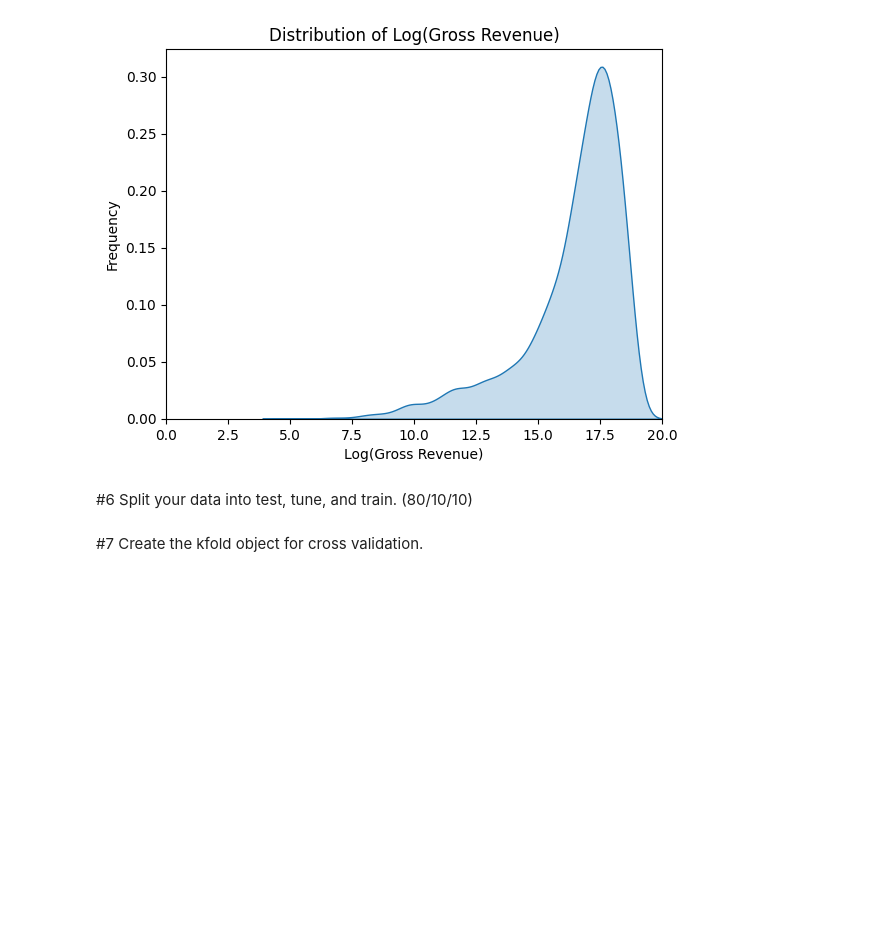
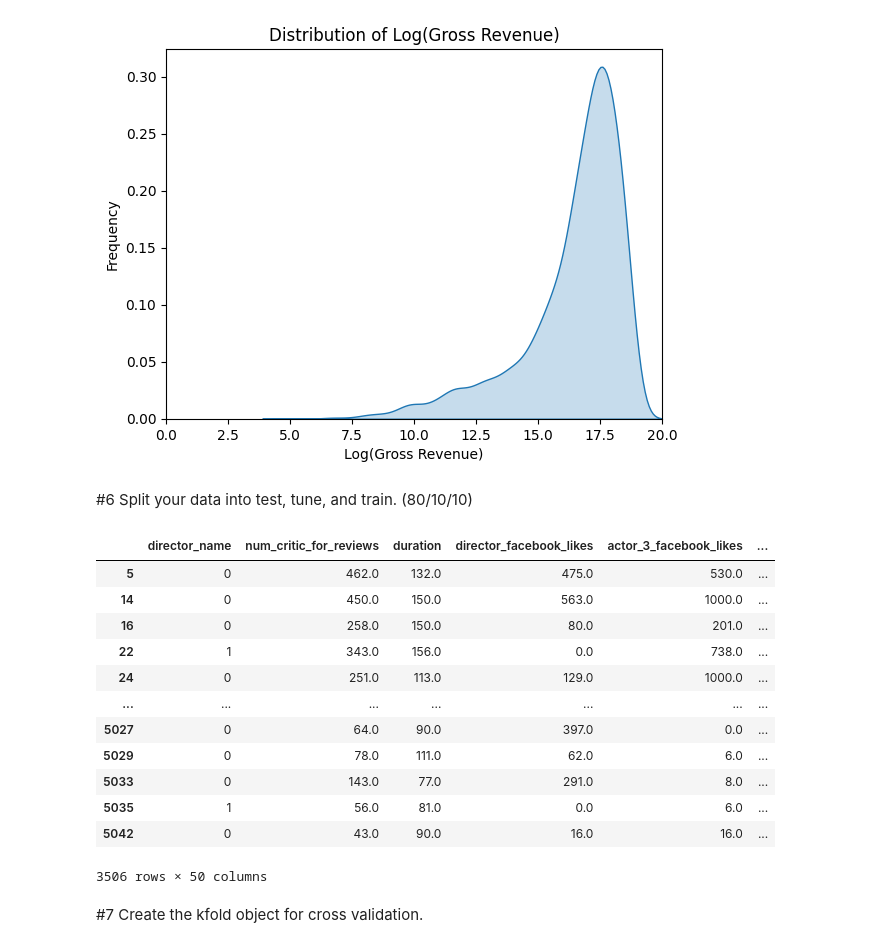
Before and after one commit to PatrickHo718/DS-3021, a Jupyter notebook: 09_DT_Regression/DT_Reg_Lab.ipynb, the cells around one changed output. Drawn from its saved outputs; the diff is of its cells as text; code cells hidden in the pictures; blank space fills up the shorter version.

```diff
--- a/09_DT_Regression/DT_Reg_Lab.ipynb
+++ b/09_DT_Regression/DT_Reg_Lab.ipynb
@@ -134,6 +138,22 @@ See the caveats in the documentation: https://pandas.pydata.org/pandas-docs/stab
 [figure]
 # %% [markdown]
 #6 Split your data into test, tune, and train. (80/10/10)
+# %%
+movie_metadata4
+# %% [output]
+|  | director_name | num_critic_for_reviews | duration | director_facebook_likes | actor_3_facebook_likes | ... |
+| 5 | 0 | 462.0 | 132.0 | 475.0 | 530.0 | ... |
+| 14 | 0 | 450.0 | 150.0 | 563.0 | 1000.0 | ... |
+| 16 | 0 | 258.0 | 150.0 | 80.0 | 201.0 | ... |
+| 22 | 1 | 343.0 | 156.0 | 0.0 | 738.0 | ... |
+| 24 | 0 | 251.0 | 113.0 | 129.0 | 1000.0 | ... |
+| ... | ... | ... | ... | ... | ... | ... |
+| 5027 | 0 | 64.0 | 90.0 | 397.0 | 0.0 | ... |
+| 5029 | 0 | 78.0 | 111.0 | 62.0 | 6.0 | ... |
+| 5033 | 0 | 143.0 | 77.0 | 291.0 | 8.0 | ... |
+| 5035 | 1 | 56.0 | 81.0 | 0.0 | 6.0 | ... |
+| 5042 | 0 | 43.0 | 90.0 | 16.0 | 16.0 | ... |
+3506 rows × 50 columns
 # %%
 def split_data(df, target, train_size=0.80, tune_size=0.50, random_state=21):
     # Split independent and dependent variables
```
Also changed, not shown: parts of 12 cells of this notebook.
